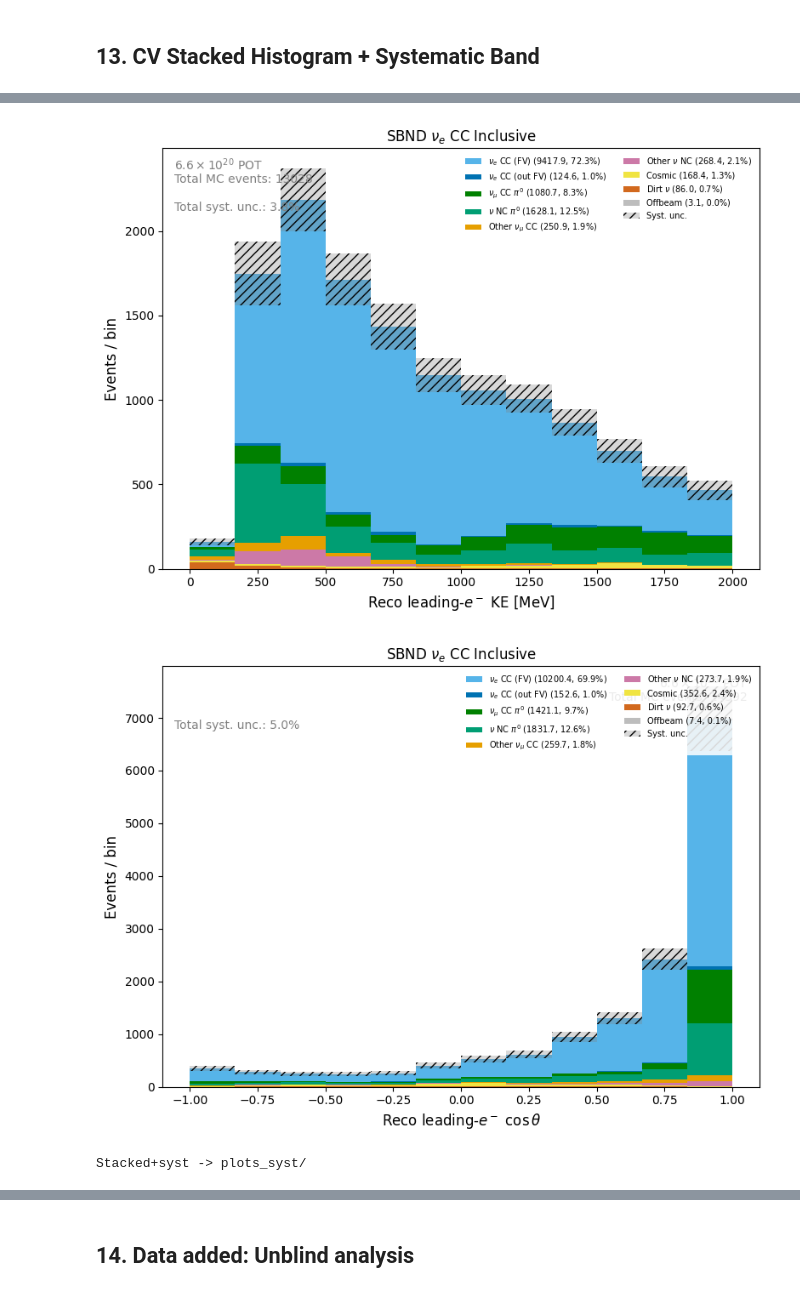
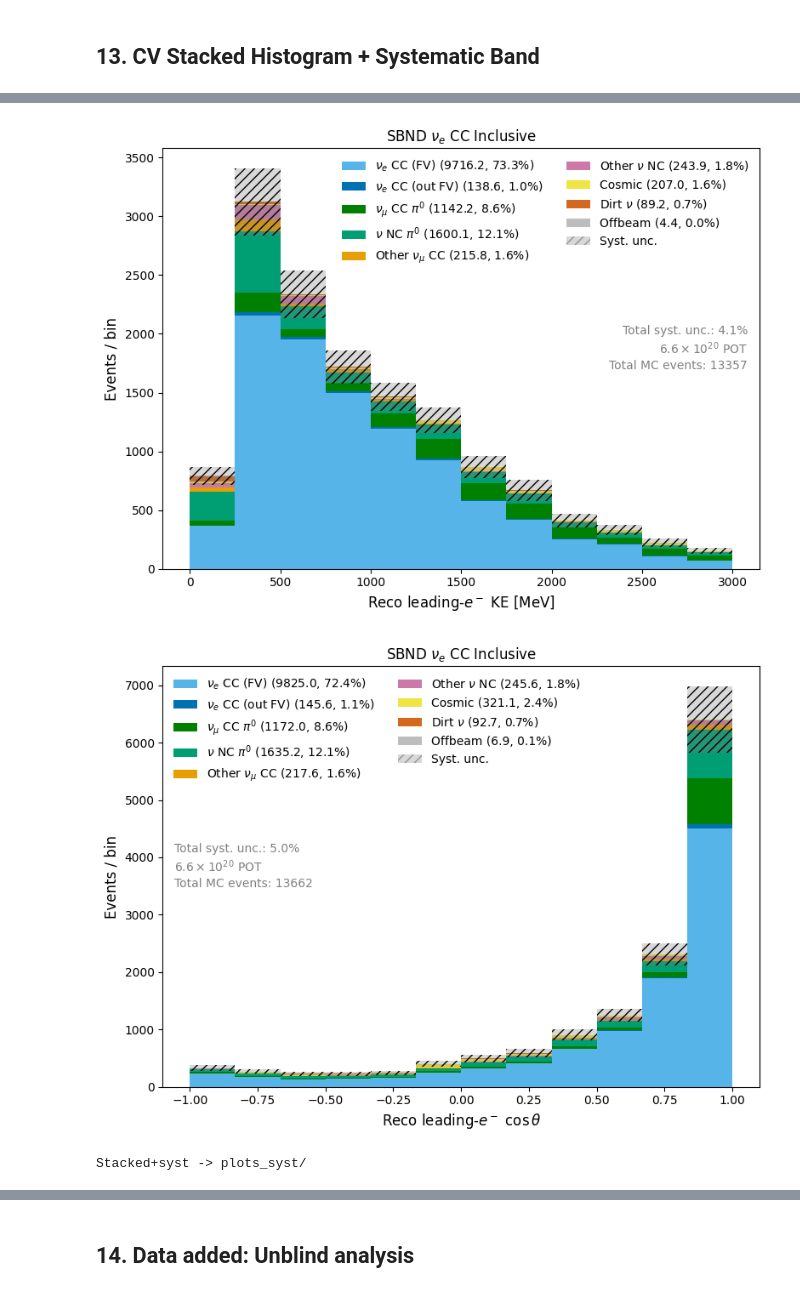
Before and after one commit to castalyfan1012/cafpyana, a Jupyter notebook: analysis_village/nueCC/nue_syst.ipynb, the cells around one changed output, grey strips where cells are left out. Saved outputs shown, nothing was run; the diff lists cells and outputs as text; code cells hidden in the pictures.

Commit message:
syst notebook updated

```diff
--- a/analysis_village/nueCC/nue_syst.ipynb
+++ b/analysis_village/nueCC/nue_syst.ipynb
@@ -245,8 +245,8 @@ Offbeam:  scale=0.011311
 # %% [markdown]
 ## 4. Binning & Variable Configs
 # %%
-RECO_BINS   = np.linspace(0, 2000, 8)
-TRUE_BINS   = np.linspace(0, 2000, 8)
+RECO_BINS   = np.linspace(0, 3000, 8)
+TRUE_BINS   = np.linspace(0, 3000, 8)
 COS_BINS    = np.linspace(-1, 1, 11)
 
 class VarConfig:
@@ -1483,13 +1452,13 @@ def _total_hist(series_list, weights_list, bins_arr):
     return total
 # %%
 import nue_helpers as nh
+import matplotlib.patches as mpatches
 
-DISPLAY_CATS = [0, 1, 2, 3, 4, 5, 6, 9, 7]   # 9=dirt before 7=offbeam
+DISPLAY_CATS = [0, 1, 2, 3, 4, 5, 6, 9, 7]
 _labels = [nh.CAT_LABELS[c] for c in DISPLAY_CATS]
 _colors = [nh.CAT_COLORS[c] for c in DISPLAY_CATS]
 
-
-DISP_KE_BINS  = np.linspace(0, 2000, 13)
+DISP_KE_BINS  = np.linspace(0, 3000, 13)
 DISP_COS_BINS = np.linspace(-1, 1,   13)
 DISP_BINS_UNIFORM = {'reco_ke': DISP_KE_BINS, 'reco_costheta': DISP_COS_BINS}
 
@@ -1499,55 +1468,83 @@ for vcfg in VAR_CFGS:
     cv        = cv_results[vcfg.name]
     covs_var  = cov_results[vcfg.name]
     total_var = sum(np.diag(_mat(covs_var[s]['cov_ms_ms'])).clip(0) for s in covs_var)
-
     disp_bins    = DISP_BINS_UNIFORM[vcfg.name]
     disp_centers = 0.5 * (disp_bins[:-1] + disp_bins[1:])
     frac_cv      = np.where(cv['sig_cv'] > 0,
                             np.sqrt(total_var.clip(0)) / cv['sig_cv'], 0.0)
     frac_disp    = np.interp(disp_centers, vcfg.bin_centers, frac_cv)
 
-    series_list, weights_list, labels_all, colors_all = _build_mc_ob_series(
-        sel_topo, FINAL_STAGE, vcfg.name,
-        mc_weight=pot_scale,
-        offbeam_vals=OFFBEAM_RECO.get(vcfg.name, np.array([])),
-        ob_weight=offbeam_scale,
-        dirt_vals=LOWE_RECO_TOPO.get(vcfg.name, np.array([])),  # FIX
-        dirt_weight=lowE_pot_scale_to_data,
-        extra_mask=_extra_mask)
+    series_list, weights_list = [], []
+    for cat in [0, 1, 2, 3, 4, 5, 6]:
+        m = sel_topo[FINAL_STAGE] & (sel_topo['truth_cat'] == cat) & _extra_mask
+        vals = sel_topo.loc[m, vcfg.name].dropna().values
+        series_list.append(vals)
+        weights_list.append(np.full(len(vals), pot_scale))
+    dv = np.asarray(LOWE_RECO_TOPO.get(vcfg.name, []), dtype=float)
+    dv = dv[~np.isnan(dv)]
+    series_list.append(dv)
+    weights_list.append(np.full(len(dv), lowE_pot_scale_to_data))
+    ob = np.asarray(OFFBEAM_RECO.get(vcfg.name, []), dtype=float)
+    ob = ob[~np.isnan(ob)]
+    series_list.append(ob)
+    weights_list.append(np.full(len(ob), offbeam_scale))
 
     total_disp = _total_hist(series_list, weights_list, disp_bins)
     unc_disp   = frac_disp * total_disp
 
+    # Pick side
+    if vcfg.name == 'reco_costheta':
+        leg_loc = 'upper left'
+        txt_x, txt_ha = 0.02, 'left'
+    else:
+        leg_loc = 'upper right'
+        txt_x, txt_ha = 0.98, 'right'
+
     fig, ax = plt.subplots(figsize=(8, 6))
     nh.plot_stacked_hist(
-        series_list=series_list, labels=labels_all, colors=colors_all,
+        series_list=series_list, labels=_labels, colors=_colors,
         bins=disp_bins, weights=weights_list,
         xlabel=vcfg.var_plot_name, title=TITLE,
         pot_label=POT_LABEL, ax=ax,
-        invert_stack_order=True, show_counts=True, show_percentage=True)
-
+        invert_stack_order=False, show_counts=True, show_percentage=True)
     bw = np.diff(disp_bins)
     ax.bar(disp_bins[:-1], 2*unc_disp, bottom=total_disp-unc_disp,
            width=bw, align='edge', alpha=0.3, color='gray',
-           hatch='///', label='Syst. unc.', linewidth=0)
+           hatch='///', label='_nolegend_', linewidth=0)
 
-    handles, lbls = ax.get_legend_handles_labels()
-    ax.legend(handles, lbls, fontsize=7, ncol=2, loc='upper right',
+    # Remove auto-placed text from plot_stacked_hist
+    for txt in ax.texts[:]:
+        txt.remove()
+
+    # Rebuild legend with syst, on chosen side
+    leg = ax.get_legend()
+    handles = [h for h in leg.legend_handles]
+    lbls = [t.get_text() for t in leg.get_texts()]
+    handles.append(mpatches.Patch(facecolor='gray', alpha=0.3, hatch='///',
+                                  edgecolor='black', linewidth=0))
+    lbls.append('Syst. unc.')
+    ax.legend(handles, lbls, fontsize=10, ncol=2, loc=leg_loc,
               frameon=True, framealpha=0.85, edgecolor='none')
 
+    # Gray info text on same side, below legend
     total_frac = np.sqrt(total_var.sum()) / cv['sig_cv'].sum() \
         if cv['sig_cv'].sum() > 0 else 0
-
-    ax.text(0.02, 0.85, f'Total syst. unc.: {total_frac*100:.1f}%',
-            transform=ax.transAxes, fontsize=10, color='gray')
+    info_lines = [
+        f'Total syst. unc.: {total_frac*100:.1f}%',
+        POT_LABEL,
+        f'Total MC events: {total_disp.sum():.0f}',
+    ]
+    ax.text(txt_x, 0.58, '\n'.join(info_lines),
+            transform=ax.transAxes, fontsize=10, color='gray',
+            va='top', ha=txt_ha, linespacing=1.3)
 
     fig.tight_layout()
     savefig(fig, f'{vcfg.name}_cv_with_syst_band')
 
 print('Stacked+syst -> plots_syst/')
 # %% [output]
-[figure, old version]
+[figure, new version]
-[figure, old version]
+[figure, new version]
 Stacked+syst -> plots_syst/
 # %%
 from nue_xsec_helpers import make_nuecc_binning2d
```
Also changed, not shown: parts of 45 cells of this notebook, 21 other files.
